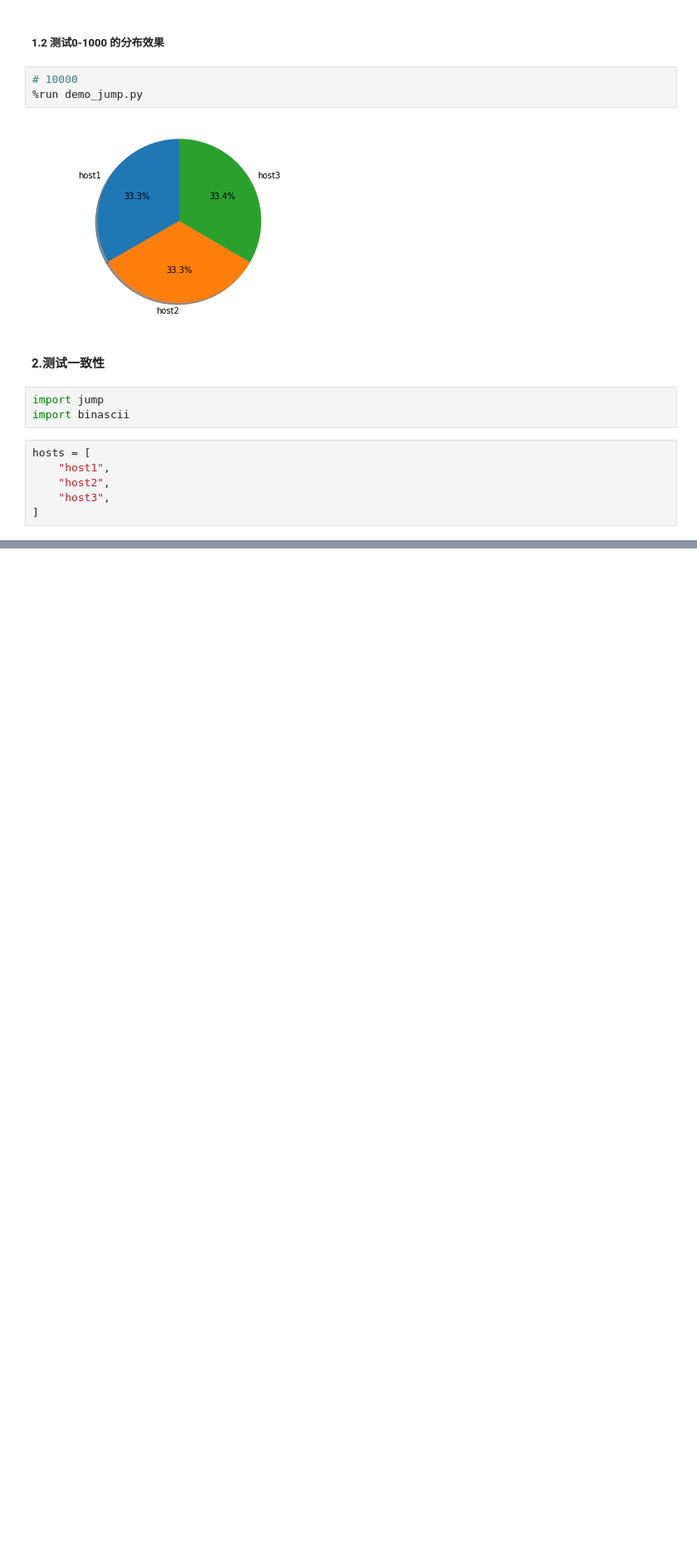
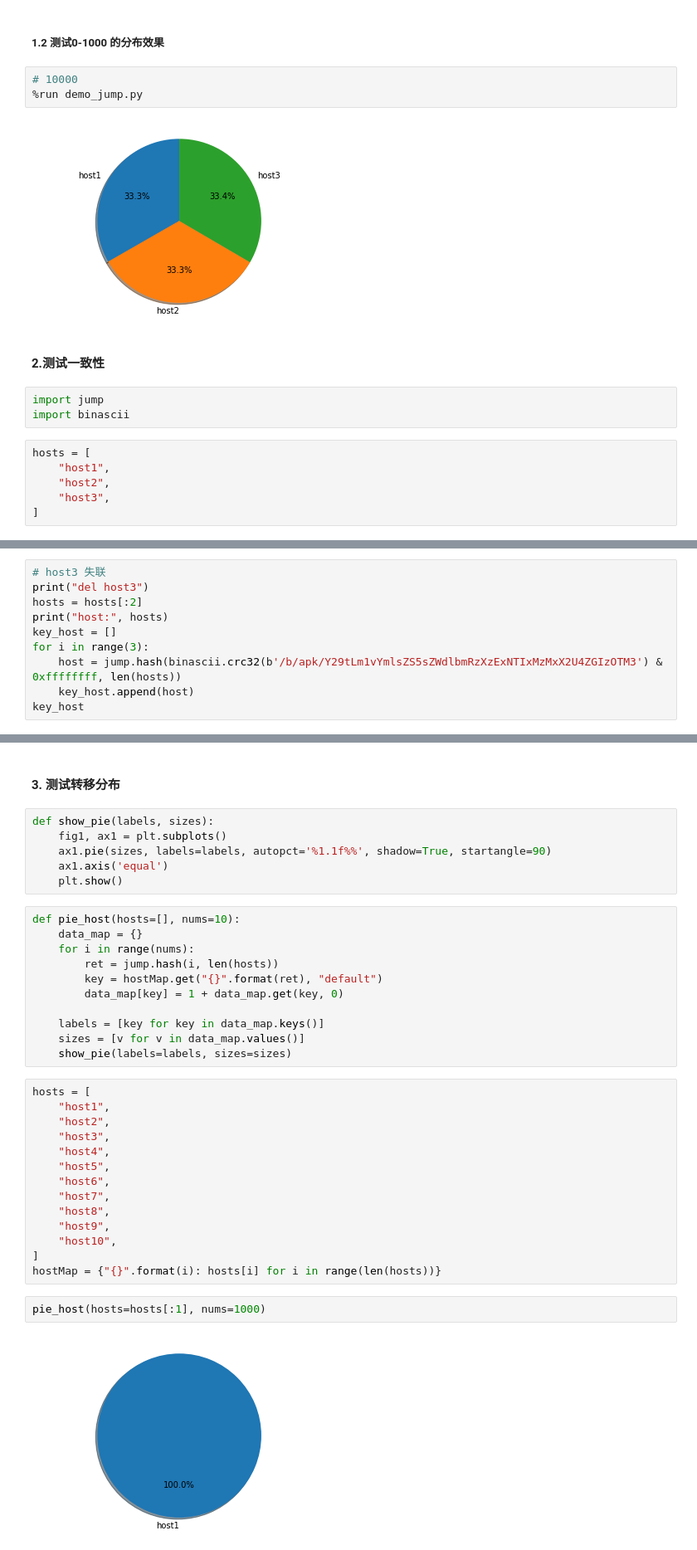
Before and after one commit to hyhlinux/math, a Jupyter notebook: demo_numpy_pandas/fs_jump_hash.ipynb, the cells around one changed output, grey strips where cells are left out. Shown: that part at 83% size. Drawn from its saved outputs; the diff is of its cells as text; blank space fills up the shorter version.

Commit message:
add: jump_hash 转移分布测试

```diff
--- a/demo_numpy_pandas/fs_jump_hash.ipynb
+++ b/demo_numpy_pandas/fs_jump_hash.ipynb
@@ -33,0 +39,10 @@ key_host
+# %%
+# host3 失联
+print("del host3")
+hosts = hosts[:2]
+print("host:", hosts)
+key_host = []
+for i in range(3):
+    host = jump.hash(binascii.crc32(b'/b/apk/Y29tLm1vYmlsZS5sZWdlbmRzXzExNTIxMzMxX2U4ZGIzOTM3') & 0xffffffff, len(hosts))
+    key_host.append(host)
+key_host
@@ -33,0 +71,37 @@ key_host
+# %% [markdown]
+#### 3. 测试转移分布
+# %%
+def show_pie(labels, sizes):
+    fig1, ax1 = plt.subplots()
+    ax1.pie(sizes, labels=labels, autopct='%1.1f%%', shadow=True, startangle=90)
+    ax1.axis('equal')
+    plt.show()
+# %%
+def pie_host(hosts=[], nums=10):
+    data_map = {}
+    for i in range(nums):
+        ret = jump.hash(i, len(hosts))
+        key = hostMap.get("{}".format(ret), "default")
+        data_map[key] = 1 + data_map.get(key, 0)
+
+    labels = [key for key in data_map.keys()]
+    sizes = [v for v in data_map.values()]
+    show_pie(labels=labels, sizes=sizes)
+# %%
+hosts = [
+    "host1",
+    "host2",
+    "host3",
+    "host4",
+    "host5",
+    "host6",
+    "host7",
+    "host8",
+    "host9",
+    "host10",
+]
+hostMap = {"{}".format(i): hosts[i] for i in range(len(hosts))}
+# %%
+pie_host(hosts=hosts[:1], nums=1000)
+# %% [output]
+[figure, added]
```
Also changed, not shown: parts of 13 cells of this notebook, 7 other files.
